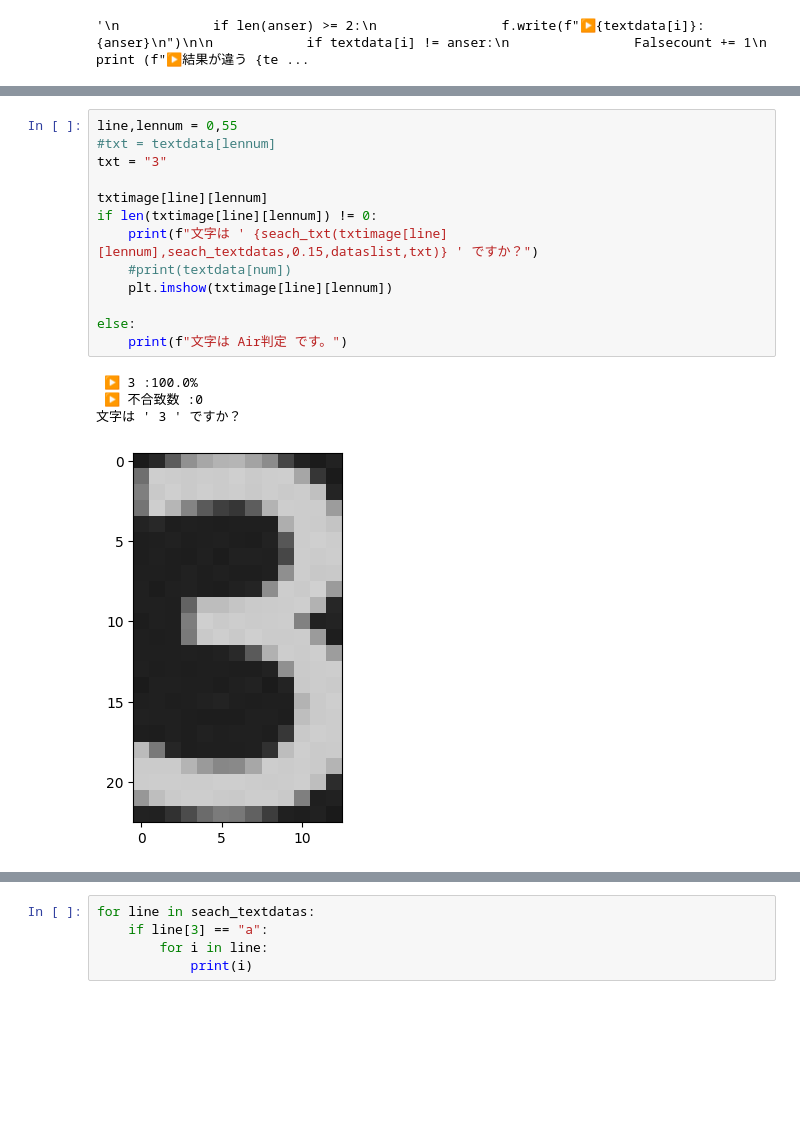
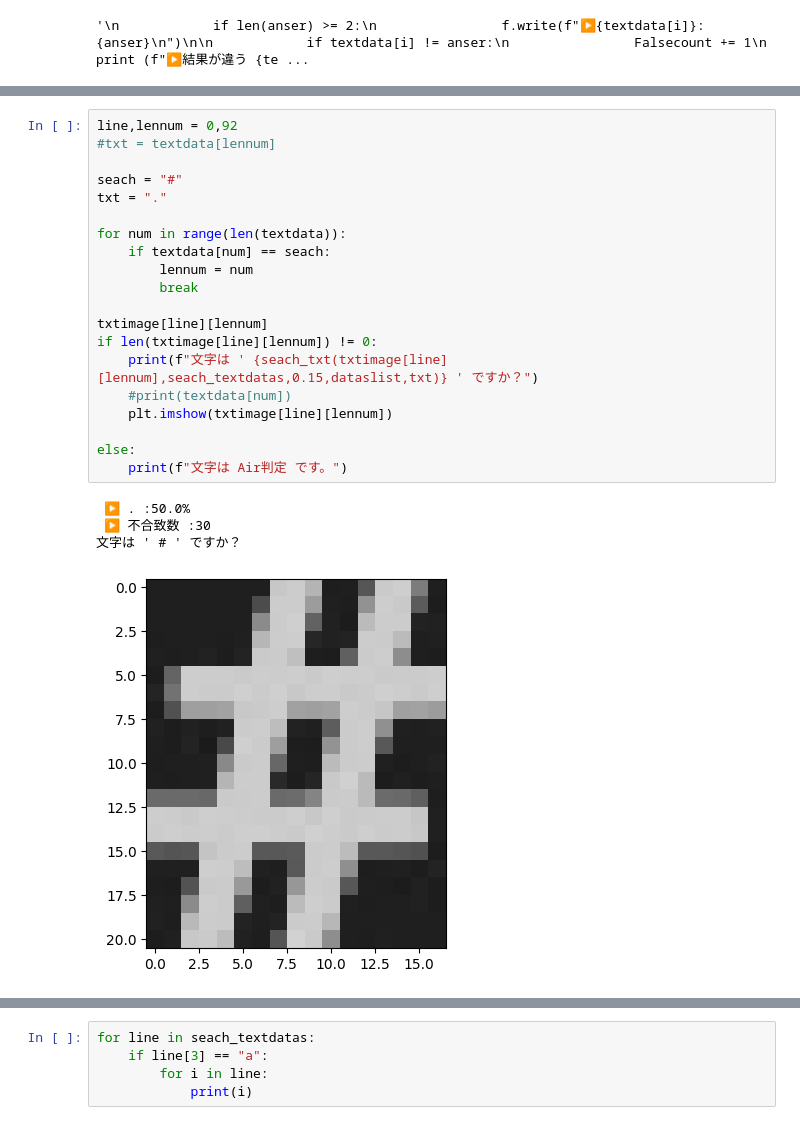
Before and after one commit to mtur2007/OCR_Reader, a Jupyter notebook: txtreader_Mk-II/textreader_Mk-II.ipynb, the cells around one changed output, grey strips where cells are left out. Cells and saved outputs as stored; diff of their text form; blank space fills up the shorter version.

```diff
--- a/txtreader_Mk-II/textreader_Mk-II.ipynb
+++ b/txtreader_Mk-II/textreader_Mk-II.ipynb
@@ -665,20 +665,27 @@ def seach_txt(txtimage,seach_textdatas,kyoyou,dataslist,txt):
 
     return seach_textdatas[anserline][3]
 # %%
-line,lennum = 0,55
+line,lennum = 0,92
 #txt = textdata[lennum]
-txt = "3"
+
+seach = "#"
+txt = "."
+
+for num in range(len(textdata)):
+    if textdata[num] == seach:
+        lennum = num
+        break
 
 txtimage[line][lennum]
 if len(txtimage[line][lennum]) != 0:
     print(f"文字は ' {seach_txt(txtimage[line][lennum],seach_textdatas,0.15,dataslist,txt)} ' ですか？")
     #print(textdata[num])
     plt.imshow(txtimage[line][lennum])
 
 else:
     print(f"文字は Air判定 です。")
 # %% [output]
- ▶️ 3 :100.0%
- ▶️ 不合致数 :0
-文字は ' 3 ' ですか？
+ ▶️ . :50.0%
+ ▶️ 不合致数 :30
+文字は ' # ' ですか？
-[figure, old version]
+[figure, new version]
```
Also changed, not shown: parts of 2 cells of this notebook.
